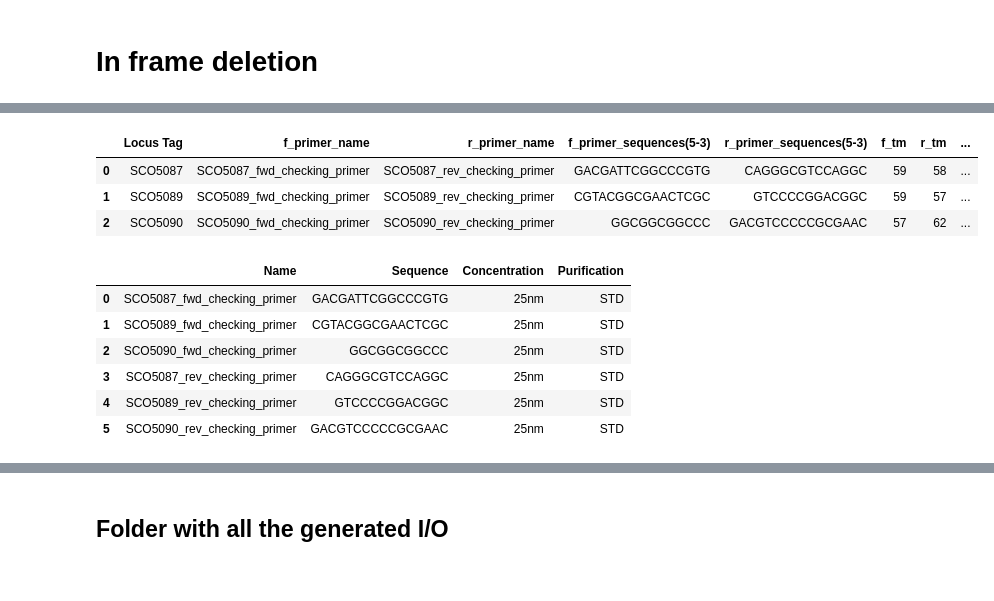
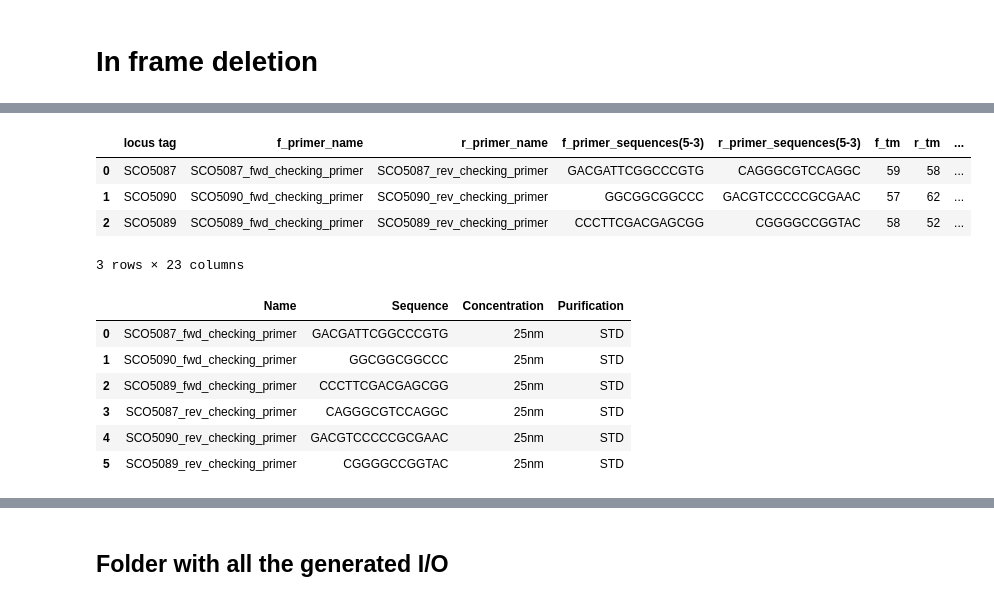
Before and after one commit to hiyama341/streptocad, a Jupyter notebook: notebooks/app_workflows/W6_CRISPR-cas3-inframe-deletion_random_sized_deletion.ipynb, the cells around one changed output, grey strips where cells are left out. Drawn from its saved outputs; the diff is of its cells as text; code cells hidden in the pictures.

```diff
--- a/notebooks/app_workflows/W6_CRISPR-cas3-inframe-deletion_random_sized_deletion.ipynb
+++ b/notebooks/app_workflows/W6_CRISPR-cas3-inframe-deletion_random_sized_deletion.ipynb
@@ -73,2 +76,11 @@ in_frame_deletion = True
 # %% [markdown]
 # Computation
+# %%
+target_dict, genes_to_KO, annotation_input = check_and_convert_input(genes_to_KO)
+
+print(annotation_input)
+if annotation_input == True:
+    genome = annotate_dseqrecord(genome, target_dict)
+
+
+len(genome.features)
@@ -278,16 +307,18 @@ plasmid_metadata_df
 # %%
 # Getting checking primers
-checking_primers_df = checking_primers(path_to_genome, genes_to_KO,
+checking_primers_df = find_best_check_primers_from_genome(genome,
+                                       genes_to_KO,
                                        flanking_region=flanking_region,
                                        target_tm = melting_temperature,
-                                       primer_concentration = primer_concentration,
-                                       polymerase = chosen_polymerase)
+                                        primer_concentration = primer_concentration,
+                                        polymerase = chosen_polymerase)
 checking_primers_df
 # %% [output]
-|  | Locus Tag | f_primer_name | r_primer_name | f_primer_sequences(5-3) | r_primer_sequences(5-3) | f_tm | r_tm | ... |
+|  | locus tag | f_primer_name | r_primer_name | f_primer_sequences(5-3) | r_primer_sequences(5-3) | f_tm | r_tm | ... |
 | 0 | SCO5087 | SCO5087_fwd_checking_primer | SCO5087_rev_checking_primer | GACGATTCGGCCCGTG | CAGGGCGTCCAGGC | 59 | 58 | ... |
-| 1 | SCO5089 | SCO5089_fwd_checking_primer | SCO5089_rev_checking_primer | CGTACGGCGAACTCGC | GTCCCCGGACGGC | 59 | 57 | ... |
-| 2 | SCO5090 | SCO5090_fwd_checking_primer | SCO5090_rev_checking_primer | GGCGGCGGCCC | GACGTCCCCCGCGAAC | 57 | 62 | ... |
+| 1 | SCO5090 | SCO5090_fwd_checking_primer | SCO5090_rev_checking_primer | GGCGGCGGCCC | GACGTCCCCCGCGAAC | 57 | 62 | ... |
+| 2 | SCO5089 | SCO5089_fwd_checking_primer | SCO5089_rev_checking_primer | CCCTTCGACGAGCGG | CGGGGCCGGTAC | 58 | 52 | ... |
+3 rows × 23 columns
 # %%
 # making the primers into dseqrecords
 checking_primers_df_idt = create_idt_order_dataframe(checking_primers_df)
@@ -295,11 +326,11 @@ checking_primers_df_idt
 # %% [output]
 |  | Name | Sequence | Concentration | Purification |
 | 0 | SCO5087_fwd_checking_primer | GACGATTCGGCCCGTG | 25nm | STD |
-| 1 | SCO5089_fwd_checking_primer | CGTACGGCGAACTCGC | 25nm | STD |
-| 2 | SCO5090_fwd_checking_primer | GGCGGCGGCCC | 25nm | STD |
+| 1 | SCO5090_fwd_checking_primer | GGCGGCGGCCC | 25nm | STD |
+| 2 | SCO5089_fwd_checking_primer | CCCTTCGACGAGCGG | 25nm | STD |
 | 3 | SCO5087_rev_checking_primer | CAGGGCGTCCAGGC | 25nm | STD |
-| 4 | SCO5089_rev_checking_primer | GTCCCCGGACGGC | 25nm | STD |
-| 5 | SCO5090_rev_checking_primer | GACGTCCCCCGCGAAC | 25nm | STD |
+| 4 | SCO5090_rev_checking_primer | GACGTCCCCCGCGAAC | 25nm | STD |
+| 5 | SCO5089_rev_checking_primer | CGGGGCCGGTAC | 25nm | STD |
 # %%
 if in_frame_deletion:
     full_idt = pd.concat([idt_primers_cas3,idt_df, checking_primers_df_idt],ignore_index=True)
```
Also changed, not shown: parts of 12 cells of this notebook, 5 other files.
